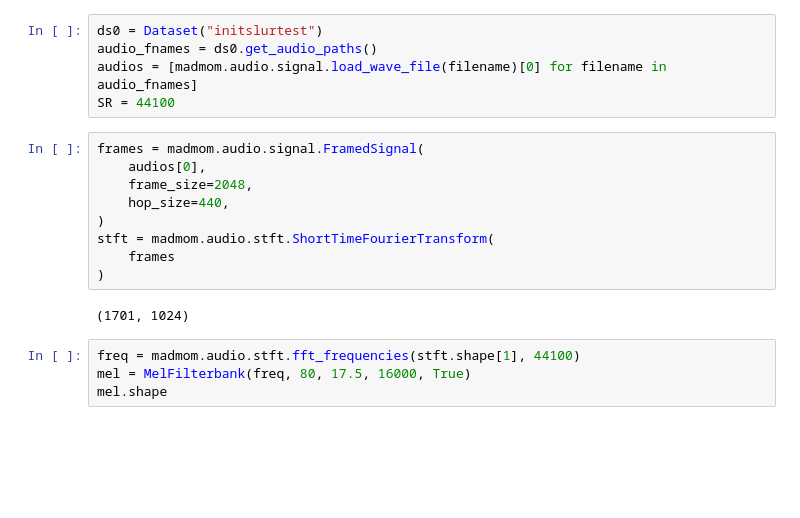
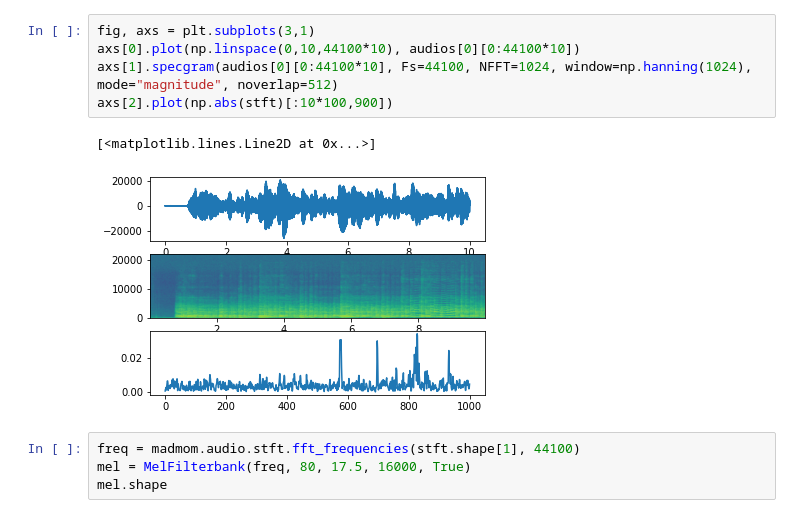
Before and after one commit to SimonFalk/beyondPianoRoll, a Jupyter notebook: vibrato.ipynb, the cells around one changed output. Drawn from its saved outputs; the diff is of its cells as text; blank space fills up the shorter version.

```diff
--- a/vibrato.ipynb
+++ b/vibrato.ipynb
@@ -15,19 +83,11 @@ MelFilterbank([[0., 0., 0., ..., 0., 0., 0.],
-# %%
-ds0 = Dataset("initslurtest")
-audio_fnames = ds0.get_audio_paths()
-audios = [madmom.audio.signal.load_wave_file(filename)[0] for filename in audio_fnames]
-SR = 44100
-# %%
-frames = madmom.audio.signal.FramedSignal(
-    audios[0],
-    frame_size=2048,
-    hop_size=440,
-)
-stft = madmom.audio.stft.ShortTimeFourierTransform(
-    frames
-)
-# %% [output]
-(1701, 1024)
+# %%
+fig, axs = plt.subplots(3,1)
+axs[0].plot(np.linspace(0,10,44100*10), audios[0][0:44100*10])
+axs[1].specgram(audios[0][0:44100*10], Fs=44100, NFFT=1024, window=np.hanning(1024), mode="magnitude", noverlap=512)
+axs[2].plot(np.abs(stft)[:10*100,900])
+# %% [output]
+[<matplotlib.lines.Line2D at 0x...>]
+[figure, added]
 # %%
 freq = madmom.audio.stft.fft_frequencies(stft.shape[1], 44100)
 mel = MelFilterbank(freq, 80, 17.5, 16000, True)
```
Also changed, not shown: parts of 8 cells of this notebook, 6 other files.
